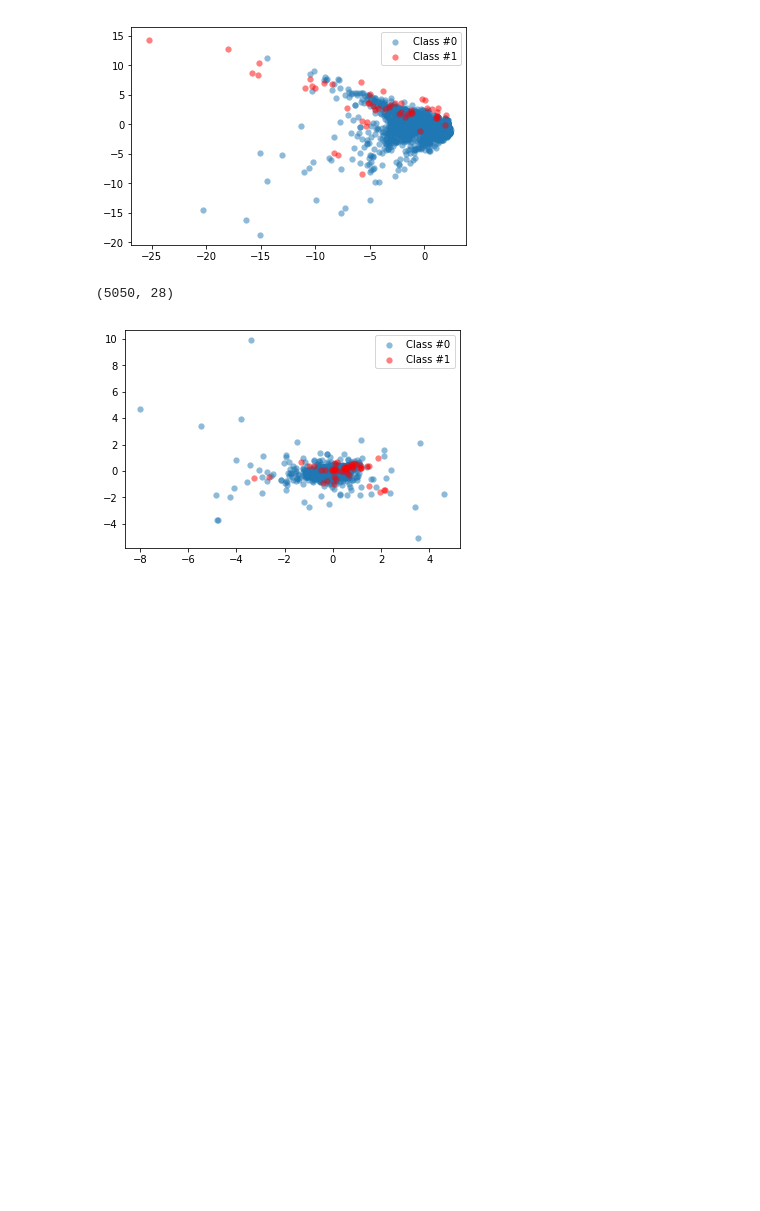
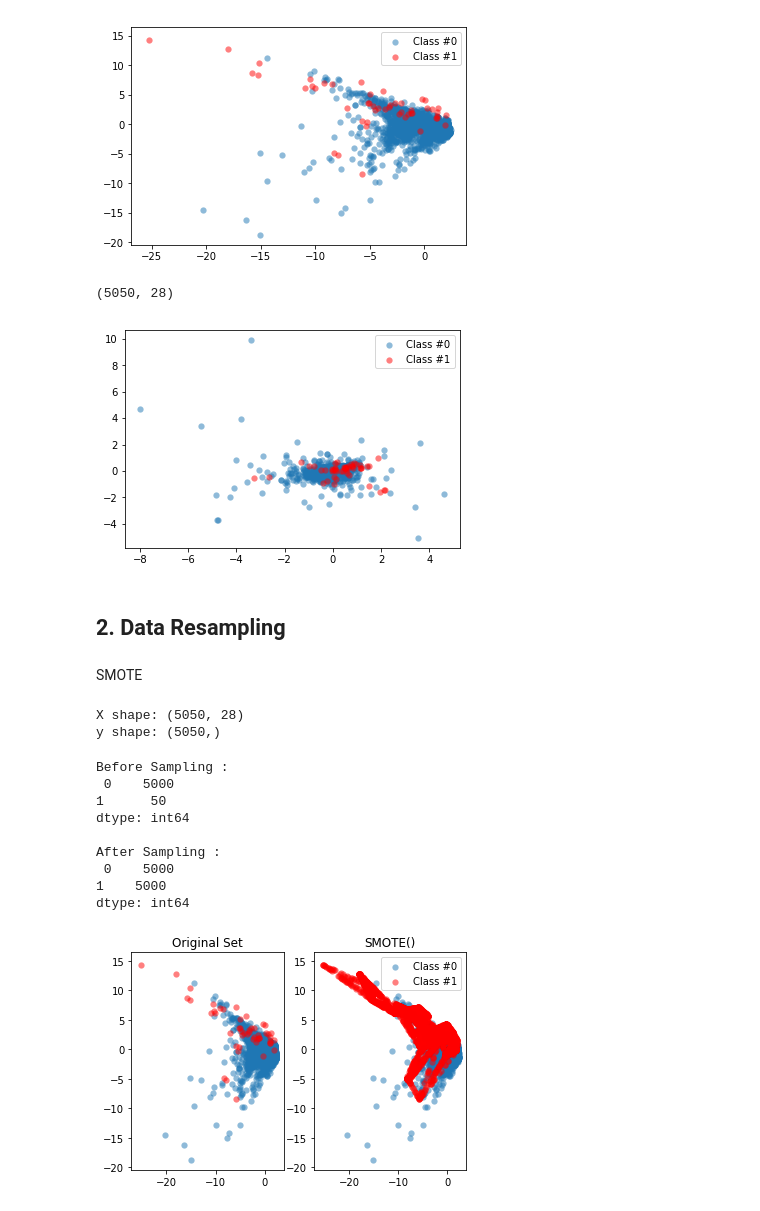
Before and after one commit to ttobaegi/AnomalyDetection, a Jupyter notebook: FraudDetection/1_FraudDetection&ImbalancedClassification.ipynb, the cells around one changed output. Cells and saved outputs as stored; diff of their text form; code cells hidden in the pictures; blank space fills up the shorter version.

Commit message:
[Update] Applying SMOTE

```diff
--- a/FraudDetection/1_FraudDetection&ImbalancedClassification.ipynb
+++ b/FraudDetection/1_FraudDetection&ImbalancedClassification.ipynb
@@ -180,3 +182,44 @@ plt.legend()
 plt.show()
 # %% [output]
 [figure]
+# %% [markdown]
+## 2. Data Resampling
+# %% [markdown]
+SMOTE
+# %%
+X, y = prep_data(df)
+print(f'X shape: {X.shape}\ny shape: {y.shape}')
+# %% [output]
+X shape: (5050, 28)
+y shape: (5050,)
+# %%
+# resampling with SMOTE
+method = SMOTE()
+X_resampled, y_resampled = method.fit_resample(X,y)
+
+print(f'Before Sampling : \n {pd.Series(y).value_counts()}\n')
+print(f'After Sampling : \n {pd.Series(y_resampled).value_counts()}')
+
+# plot
+plt.subplot(1, 2, 1)
+plt.scatter(X[y == 0, 0], X[y == 0, 1], label="Class #0", alpha=0.5, linewidth=0.15)
+plt.scatter(X[y == 1, 0], X[y == 1, 1], label="Class #1", alpha=0.5, linewidth=0.15, c='r')
+plt.title('Original Set')
+
+plt.subplot(1, 2, 2)
+plt.scatter(X_resampled[y_resampled == 0, 0], X_resampled[y_resampled == 0, 1], label="Class #0", alpha=0.5, linewidth=0.15)
+plt.scatter(X_resampled[y_resampled == 1, 0], X_resampled[y_resampled == 1, 1], label="Class #1", alpha=0.5, linewidth=0.15, c='r')
+plt.title(method)
+plt.legend()
+plt.show()
+# %% [output]
+Before Sampling :
+ 0    5000
+1      50
+dtype: int64
+
+After Sampling :
+ 0    5000
+1    5000
+dtype: int64
+[figure, added]
```
Also changed, not shown: parts of 3 cells of this notebook.
